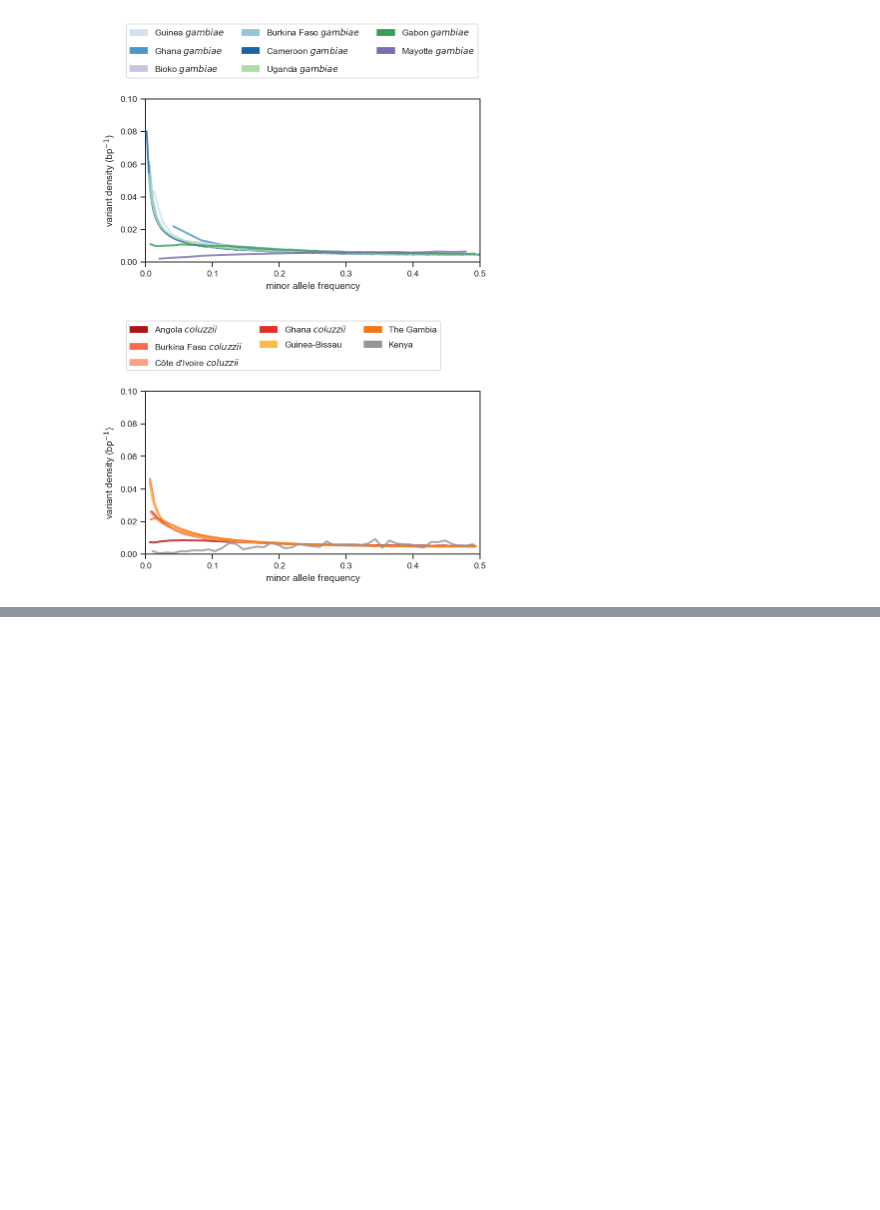
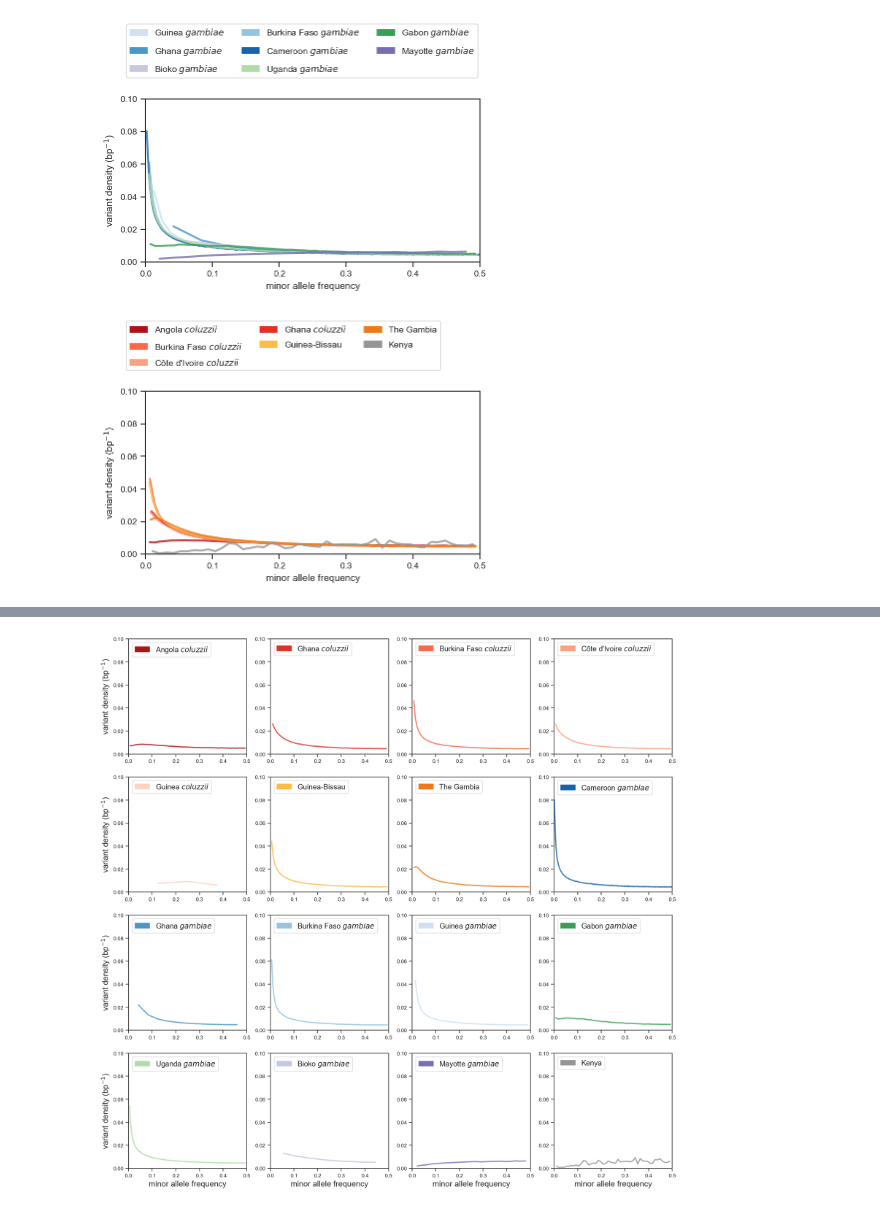
Before and after one commit to alimanfoo/ag1000g-phase2-data-paper, a Jupyter notebook: notebooks/figure_sfs.ipynb, the cells around one changed output, grey strips where cells are left out. Drawn from its saved outputs; the diff is of its cells as text; code cells hidden in the pictures; blank space fills up the shorter version.

Commit message:
builds multiplot supp figure

```diff
--- a/notebooks/figure_sfs.ipynb
+++ b/notebooks/figure_sfs.ipynb
@@ -99,7 +99,7 @@ plot_sfs_combined(legend=True, fn='../artwork/sfs_col.jpeg')
 # %% [output]
 [figure]
 # %%
-def plot_sfs_all(legend=False, ax=None, lw=2, fn=None):
+def plot_sfs_all(legend=False, ax=None, lw=2, fn=None, ylab=False, xlab=False):
     l = compute_3_free_accessible_length()
     if ax is None:
         fig, ax = plt.subplots(figsize=(12,12))
@@ -111,11 +111,17 @@ def plot_sfs_all(legend=False, ax=None, lw=2, fn=None):
         s = s1 + s2
         s = s / l
         allel.plot_sfs_folded_scaled(s, n=n1, label=pop, ax=ax,
-                                           plot_kwargs=dict(color=pop_colours[pop],
-                                                            lw=lw, alpha=0.8) )
-    #ax.set_ylabel('variant density (bp$^{-1}$)')
-    ax.set_ylabel('')
-    ax.set_xlabel('')
+                                           plot_kwargs=dict(color=pop_colours[pop], lw=lw, alpha=0.8))
+
+    if ylab == True:
+        ax.set_ylabel('variant density (bp$^{-1}$)', fontsize=13)
+    else:
+        ax.set_ylabel('')
+
+    if xlab == True:
+        ax.set_xlabel('minor allele frequency', fontsize=13)
+    else:
+        ax.set_xlabel('')
     ax.set_ylim(0, 0.1)
     ax.set_xlim(0, 0.5)
 #     if legend:
@@ -123,6 +129,6 @@ def plot_sfs_all(legend=False, ax=None, lw=2, fn=None):
 
 
     handles = [mpl.patches.Patch(color=pop_colours[pop], label=pop_labels[pop]) for pop in populations]
-    ax.legend(handles=handles, loc='upper left', ncol=1)
+    ax.legend(handles=handles, loc='upper left', ncol=1, fontsize=12)
     if fn:
         fig.savefig(fn, jpeg_quality=100, dpi=300, bbox_inches='tight');
@@ -183,0 +135,59 @@ TypeError: any() takes exactly one argument (3 given)
+# %%
+fig, ax = plt.subplots(figsize=(16,16))
+gs = gridspec.GridSpec(4, 4)
+
+ax0 = plt.subplot(gs[0, 0])
+populations = ['AOcol',]
+plot_sfs_all(legend=False, ax=ax0, lw=2, fn=None, ylab=True)
+ax1 = plt.subplot(gs[0, 1])
+populations = ['GHcol',]
+plot_sfs_all(legend=False, ax=ax1, lw=2, fn=None)
+ax2 = plt.subplot(gs[0, 2])
+populations = ['BFcol',]
+plot_sfs_all(legend=False, ax=ax2, lw=2, fn=None)
+ax3 = plt.subplot(gs[0, 3])
+populations = ['CIcol',]
+plot_sfs_all(legend=False, ax=ax3, lw=2, fn=None)
+
+ax4 = plt.subplot(gs[1, 0])
+populations = ['GNcol',]
+plot_sfs_all(legend=False, ax=ax4, lw=2, fn=None, ylab=True)
+ax5 = plt.subplot(gs[1, 1])
+populations = ['GW',]
+plot_sfs_all(legend=False, ax=ax5, lw=2, fn=None)
+ax6 = plt.subplot(gs[1, 2])
+populations = ['GM',]
+plot_sfs_all(legend=False, ax=ax6, lw=2, fn=None)
+ax7 = plt.subplot(gs[1, 3])
+populations = ['CMgam',]
+plot_sfs_all(legend=False, ax=ax7, lw=2, fn=None)
+
+ax8 = plt.subplot(gs[2, 0])
+populations = ['GHgam',]
+plot_sfs_all(legend=False, ax=ax8, lw=2, fn=None, ylab=True)
+ax9 = plt.subplot(gs[2, 1])
+populations = ['BFgam',]
+plot_sfs_all(legend=False, ax=ax9, lw=2, fn=None)
+ax10 = plt.subplot(gs[2, 2])
+populations = ['GNgam',]
+plot_sfs_all(legend=False, ax=ax10, lw=2, fn=None)
+ax11 = plt.subplot(gs[2, 3])
+populations = ['GAgam',]
+plot_sfs_all(legend=False, ax=ax11, lw=2, fn=None)
+
+ax12 = plt.subplot(gs[3, 0])
+populations = ['UGgam',]
+plot_sfs_all(legend=False, ax=ax12, lw=2, fn=None, ylab=True, xlab=True)
+ax13 = plt.subplot(gs[3, 1])
+populations = ['GQgam',]
+plot_sfs_all(legend=False, ax=ax13, lw=2, fn=None, xlab=True)
+ax14 = plt.subplot(gs[3, 2])
+populations = ['FRgam',]
+plot_sfs_all(legend=False, ax=ax14, lw=2, fn=None, xlab=True)
+ax15 = plt.subplot(gs[3, 3])
+populations = ['KE',]
+plot_sfs_all(legend=False, ax=ax15, lw=2, fn=None, xlab=True)
+
+fig.savefig('../artwork/sfs_supplementary_large.jpg', jpeg_quality=100, dpi=300, bbox_inches='tight')
+# %% [output]
+[figure, added]
```
Also changed, not shown: parts of 9 cells of this notebook, 5 other files.
